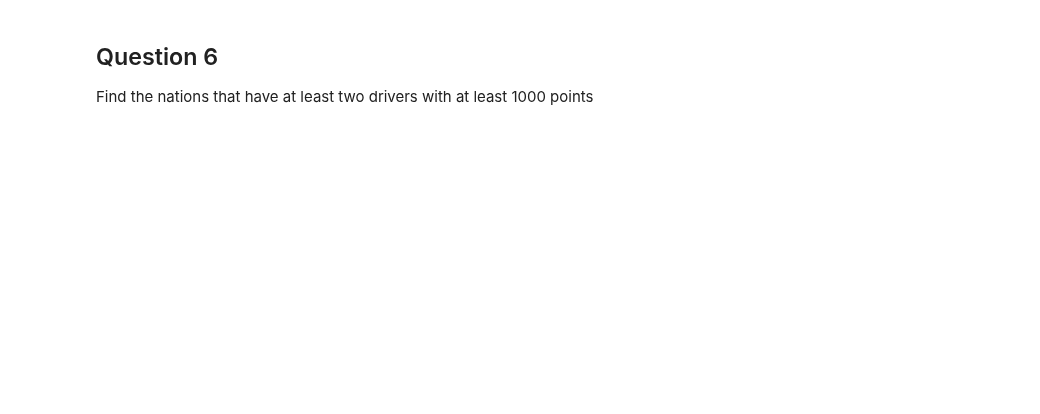
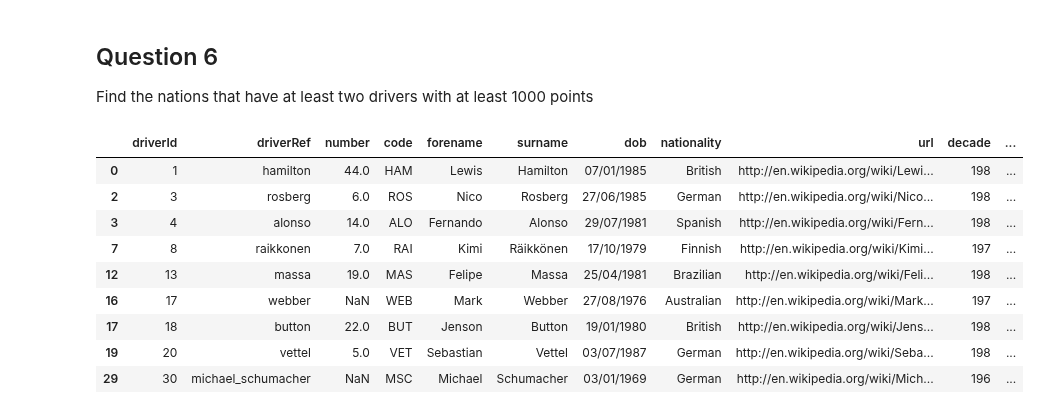
Before and after one commit to gdv/foundationsCS, a Jupyter notebook: teachers/py-11-f1.ipynb, the cells around one changed output. Saved outputs shown, nothing was run; the diff lists cells and outputs as text; code cells hidden in the pictures; blank space fills up the shorter version.

```diff
--- a/teachers/py-11-f1.ipynb
+++ b/teachers/py-11-f1.ipynb
@@ -221,6 +228,19 @@ array(['British', 'German', 'Spanish', 'Finnish', 'Polish', 'Brazilian',
 # %% [markdown]
 ## Question 6
 Find the nations that have at least two drivers with at least 1000 points
+# %%
+drivers_data_with_points[drivers_data_with_points['points'] >= 1000]
+# %% [output]
+|  | driverId | driverRef | number | code | forename | surname | dob | nationality | url | decade | ... |
+| 0 | 1 | hamilton | 44.0 | HAM | Lewis | Hamilton | 07/01/1985 | British | http://en.wikipedia.org/wiki/Lewi... | 198 | ... |
+| 2 | 3 | rosberg | 6.0 | ROS | Nico | Rosberg | 27/06/1985 | German | http://en.wikipedia.org/wiki/Nico... | 198 | ... |
+| 3 | 4 | alonso | 14.0 | ALO | Fernando | Alonso | 29/07/1981 | Spanish | http://en.wikipedia.org/wiki/Fern... | 198 | ... |
+| 7 | 8 | raikkonen | 7.0 | RAI | Kimi | Räikkönen | 17/10/1979 | Finnish | http://en.wikipedia.org/wiki/Kimi... | 197 | ... |
+| 12 | 13 | massa | 19.0 | MAS | Felipe | Massa | 25/04/1981 | Brazilian | http://en.wikipedia.org/wiki/Feli... | 198 | ... |
+| 16 | 17 | webber | NaN | WEB | Mark | Webber | 27/08/1976 | Australian | http://en.wikipedia.org/wiki/Mark... | 197 | ... |
+| 17 | 18 | button | 22.0 | BUT | Jenson | Button | 19/01/1980 | British | http://en.wikipedia.org/wiki/Jens... | 198 | ... |
+| 19 | 20 | vettel | 5.0 | VET | Sebastian | Vettel | 03/07/1987 | German | http://en.wikipedia.org/wiki/Seba... | 198 | ... |
+| 29 | 30 | michael_schumacher | NaN | MSC | Michael | Schumacher | 03/01/1969 | German | http://en.wikipedia.org/wiki/Mich... | 196 | ... |
 # %%
 nations = drivers_data_with_points[drivers_data_with_points['points'] >= 1000].groupby('nationality').size()
 nations[nations >= 2]
```
Also changed, not shown: parts of 6 cells of this notebook, 2 other files.
